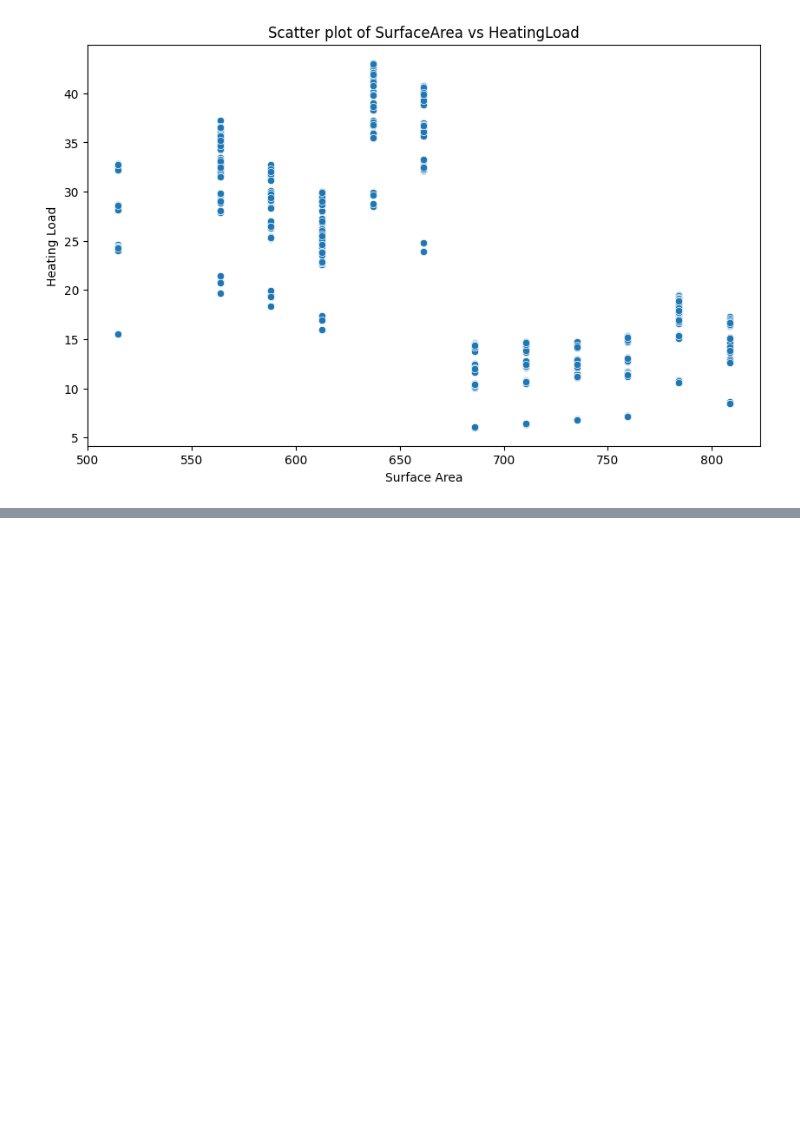
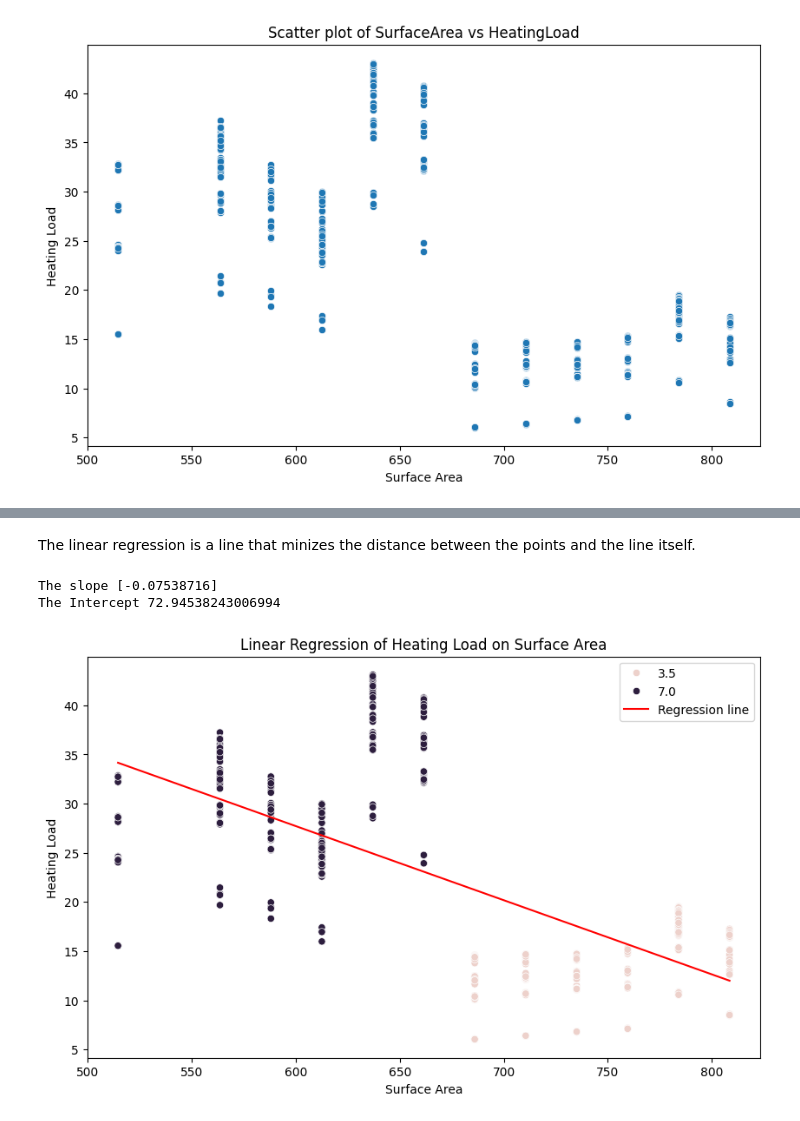
Before and after one commit to Sebastianrix/Data-Things, a Jupyter notebook: 4) Regression/Exercises in linear regression.ipynb, the cells around one changed output, grey strips where cells are left out. Cells and saved outputs as stored; diff of their text form; code cells hidden in the pictures; blank space fills up the shorter version.

```diff
--- a/4) Regression/Exercises in linear regression.ipynb
+++ b/4) Regression/Exercises in linear regression.ipynb
@@ -84,0 +146,29 @@ plt.show()
+# %% [markdown]
+The linear regression is a line that minizes the distance between the points and the line itself.
+# %%
+from sklearn.linear_model import LinearRegression
+
+x = df[['SurfaceArea']]
+y = df['HeatingLoad']
+model = LinearRegression()
+model.fit(x, y)
+
+print(f"The slope",model.coef_)
+print(f"The Intercept",model.intercept_)
+
+plt.figure(figsize=(10, 6))
+sns.scatterplot(
+    data=df,
+    x='SurfaceArea',
+    y='HeatingLoad',
+    hue='OverallHeight',)
+plt.plot(df['SurfaceArea'], model.predict(x), color='red', label='Regression line')
+plt.title('Linear Regression of Heating Load on Surface Area')
+plt.xlabel('Surface Area')
+plt.ylabel('Heating Load')
+plt.legend()
+plt.show()
+# %% [output]
+The slope [-0.07538716]
+The Intercept 72.94538243006994
+[figure, added]
```
Also changed, not shown: parts of 21 cells of this notebook.
